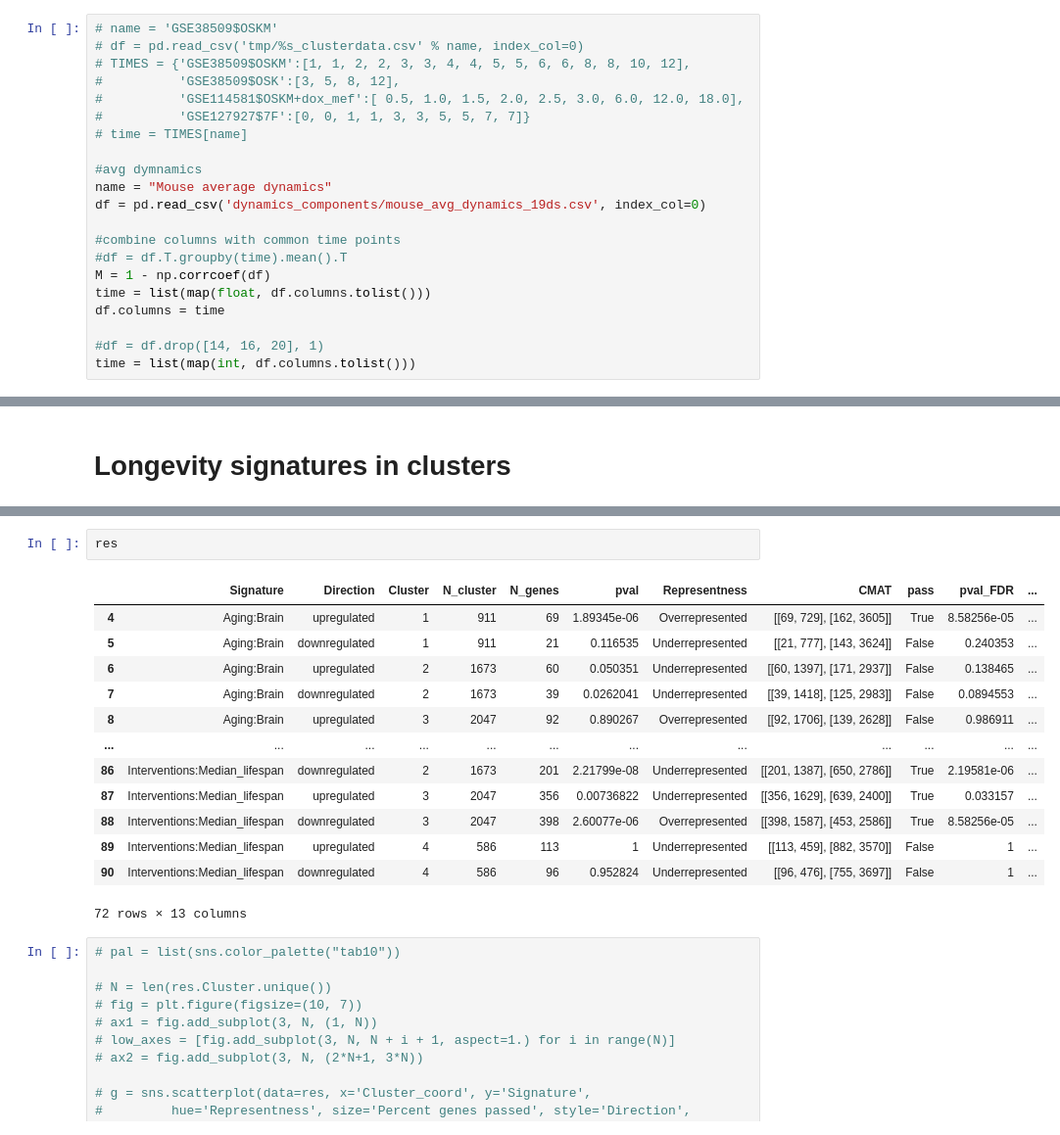
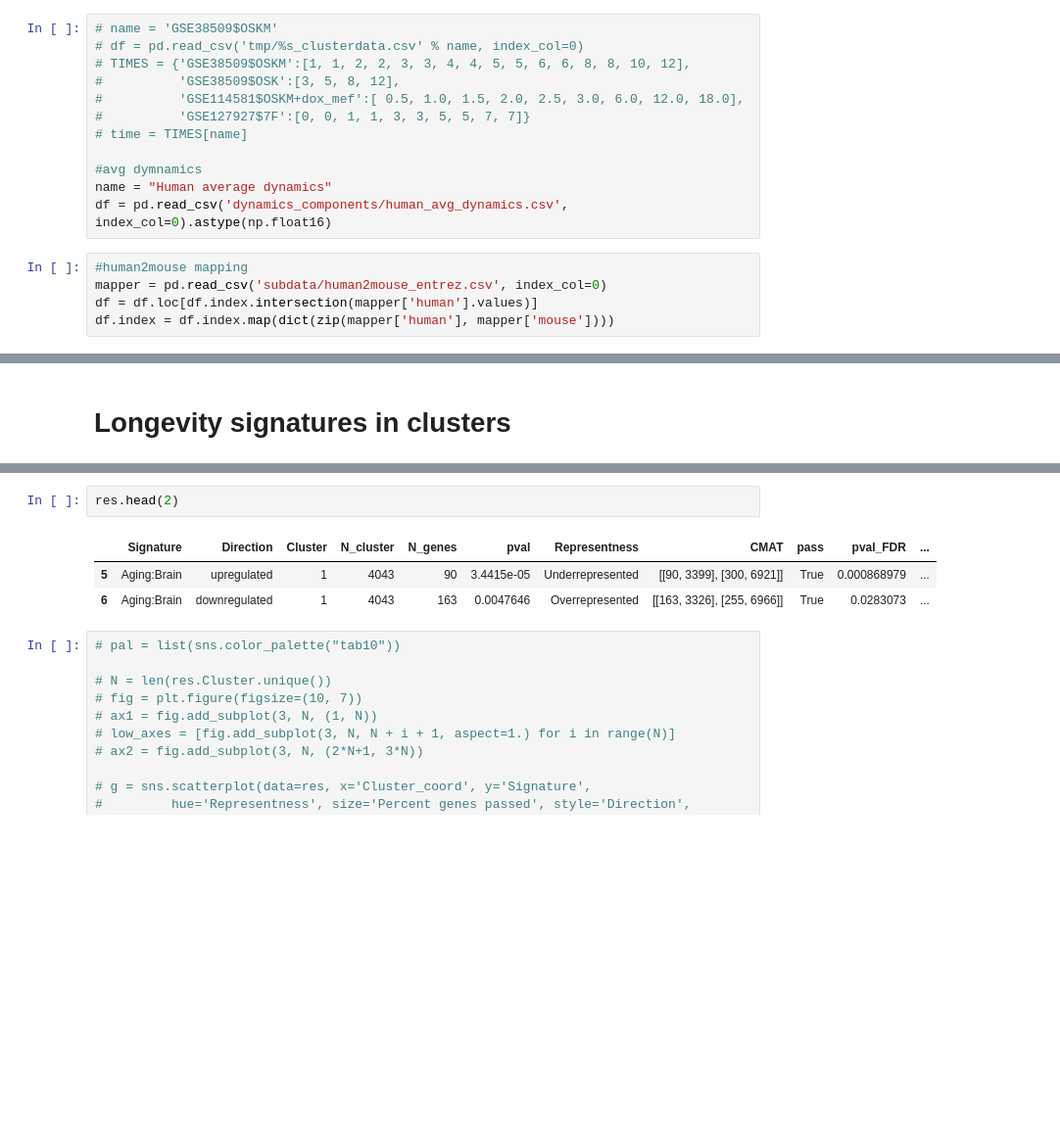
Before and after one commit to shappiron/Reprogramming_meta, a Jupyter notebook: clustering.ipynb, the cells around one changed output, grey strips where cells are left out. Shown: that part at 98% size. Saved outputs shown, nothing was run; the diff lists cells and outputs as text; blank space fills up the shorter version.

```diff
--- a/clustering.ipynb
+++ b/clustering.ipynb
@@ -41,14 +41,10 @@ import json
 # time = TIMES[name]
 
 #avg dymnamics
-name = "Mouse average dynamics"
-df = pd.read_csv('dynamics_components/mouse_avg_dynamics_19ds.csv', index_col=0)
-
-#combine columns with common time points
-#df = df.T.groupby(time).mean().T
-M = 1 - np.corrcoef(df)
-time = list(map(float, df.columns.tolist()))
-df.columns = time
-
-#df = df.drop([14, 16, 20], 1)
-time = list(map(int, df.columns.tolist()))
+name = "Human average dynamics"
+df = pd.read_csv('dynamics_components/human_avg_dynamics.csv', index_col=0).astype(np.float16)
+# %%
+#human2mouse mapping
+mapper = pd.read_csv('subdata/human2mouse_entrez.csv', index_col=0)
+df = df.loc[df.index.intersection(mapper['human'].values)]
+df.index = df.index.map(dict(zip(mapper['human'], mapper['mouse'])))
@@ -344,19 +355,9 @@ DATASET Mouse average dynamics
 # %%
-res
+res.head(2)
 # %% [output]
 |  | Signature | Direction | Cluster | N_cluster | N_genes | pval | Representness | CMAT | pass | pval_FDR | ... |
-| 4 | Aging:Brain | upregulated | 1 | 911 | 69 | 1.89345e-06 | Overrepresented | [[69, 729], [162, 3605]] | True | 8.58256e-05 | ... |
-| 5 | Aging:Brain | downregulated | 1 | 911 | 21 | 0.116535 | Underrepresented | [[21, 777], [143, 3624]] | False | 0.240353 | ... |
-| 6 | Aging:Brain | upregulated | 2 | 1673 | 60 | 0.050351 | Underrepresented | [[60, 1397], [171, 2937]] | False | 0.138465 | ... |
-| 7 | Aging:Brain | downregulated | 2 | 1673 | 39 | 0.0262041 | Underrepresented | [[39, 1418], [125, 2983]] | False | 0.0894553 | ... |
-| 8 | Aging:Brain | upregulated | 3 | 2047 | 92 | 0.890267 | Overrepresented | [[92, 1706], [139, 2628]] | False | 0.986911 | ... |
-| ... | ... | ... | ... | ... | ... | ... | ... | ... | ... | ... | ... |
-| 86 | Interventions:Median_lifespan | downregulated | 2 | 1673 | 201 | 2.21799e-08 | Underrepresented | [[201, 1387], [650, 2786]] | True | 2.19581e-06 | ... |
-| 87 | Interventions:Median_lifespan | upregulated | 3 | 2047 | 356 | 0.00736822 | Underrepresented | [[356, 1629], [639, 2400]] | True | 0.033157 | ... |
-| 88 | Interventions:Median_lifespan | downregulated | 3 | 2047 | 398 | 2.60077e-06 | Overrepresented | [[398, 1587], [453, 2586]] | True | 8.58256e-05 | ... |
-| 89 | Interventions:Median_lifespan | upregulated | 4 | 586 | 113 | 1 | Underrepresented | [[113, 459], [882, 3570]] | False | 1 | ... |
-| 90 | Interventions:Median_lifespan | downregulated | 4 | 586 | 96 | 0.952824 | Underrepresented | [[96, 476], [755, 3697]] | False | 1 | ... |
+| 5 | Aging:Brain | upregulated | 1 | 4043 | 90 | 3.4415e-05 | Underrepresented | [[90, 3399], [300, 6921]] | True | 0.000868979 | ... |
+| 6 | Aging:Brain | downregulated | 1 | 4043 | 163 | 0.0047646 | Overrepresented | [[163, 3326], [255, 6966]] | True | 0.0283073 | ... |
-72 rows × 13 columns
 # %%
 # pal = list(sns.color_palette("tab10"))
 
```
Also changed, not shown: parts of 9 cells of this notebook, 3 other files.
